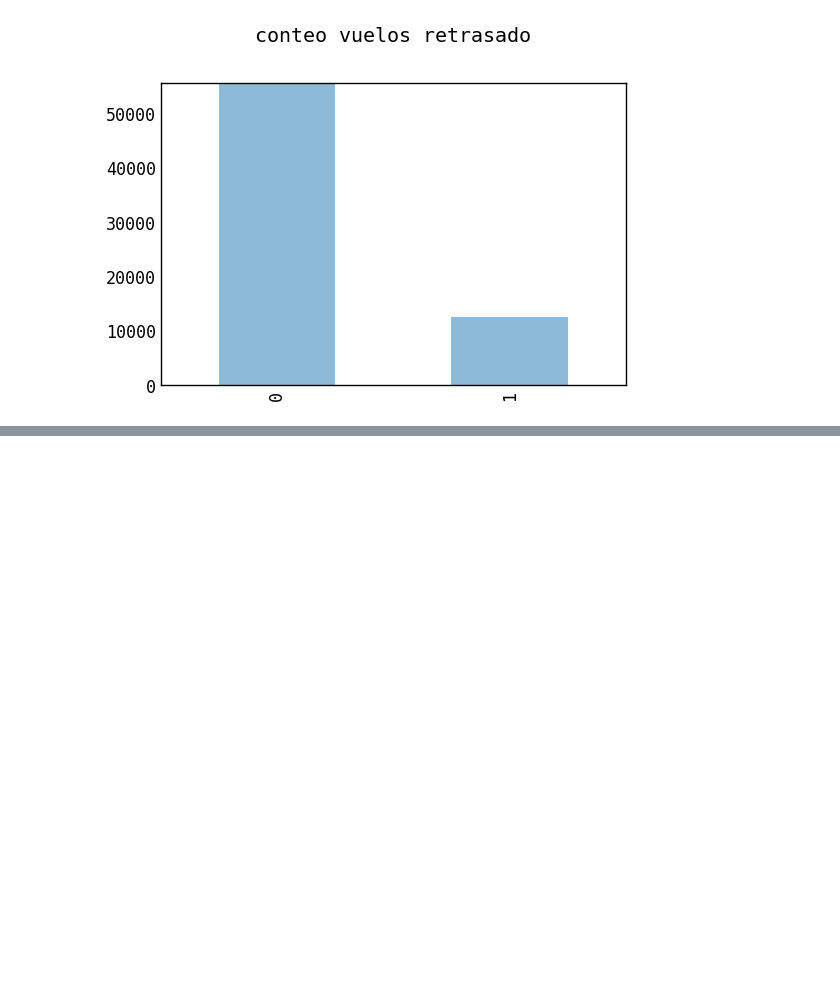
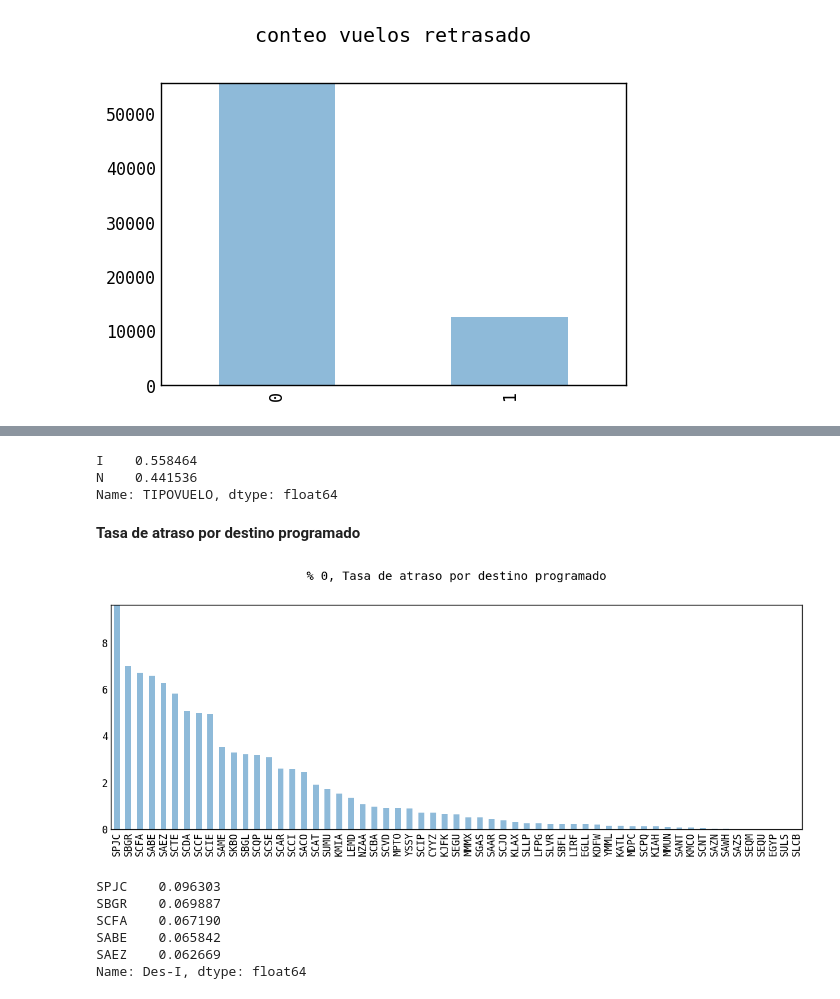
Before and after one commit to dfosoriom/LATAM_Airlines, a Jupyter notebook: solution.ipynb, the cells around one changed output, grey strips where cells are left out. Cells and saved outputs as stored; diff of their text form; code cells hidden in the pictures; blank space fills up the shorter version.

```diff
--- a/solution.ipynb
+++ b/solution.ipynb
@@ -449,0 +561,22 @@ dfe.head()
+# %%
+dfa['TIPOVUELO'].value_counts(normalize=True)
+# %% [output]
+I    0.558464
+N    0.441536
+Name: TIPOVUELO, dtype: float64
+# %% [markdown]
+**Tasa de atraso por destino programado**
+# %%
+plot = (100 * dfa['Des-I'].value_counts() / len(dfa['Des-I'])).plot(
+kind='bar', title='% 0, Tasa de atraso por destino programado', alpha = 0.5,figsize=(15,5))
+# %% [output]
+[figure, added]
+# %%
+dfa['Des-I'].value_counts(normalize=True).head(5)
+# %% [output]
+SPJC    0.096303
+SBGR    0.069887
+SCFA    0.067190
+SABE    0.065842
+SAEZ    0.062669
+Name: Des-I, dtype: float64
```
Also changed, not shown: parts of 55 cells of this notebook, 1 other file.
